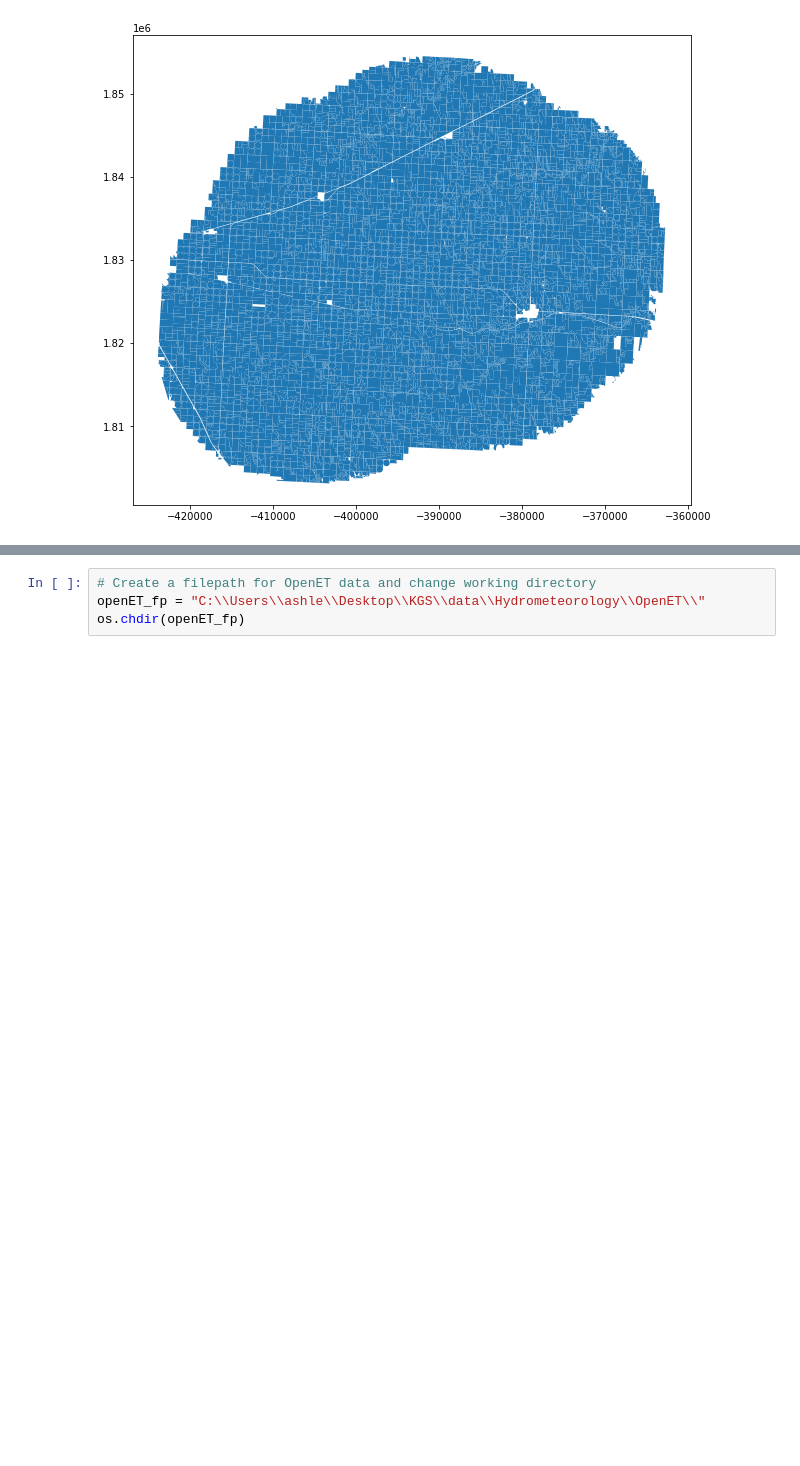
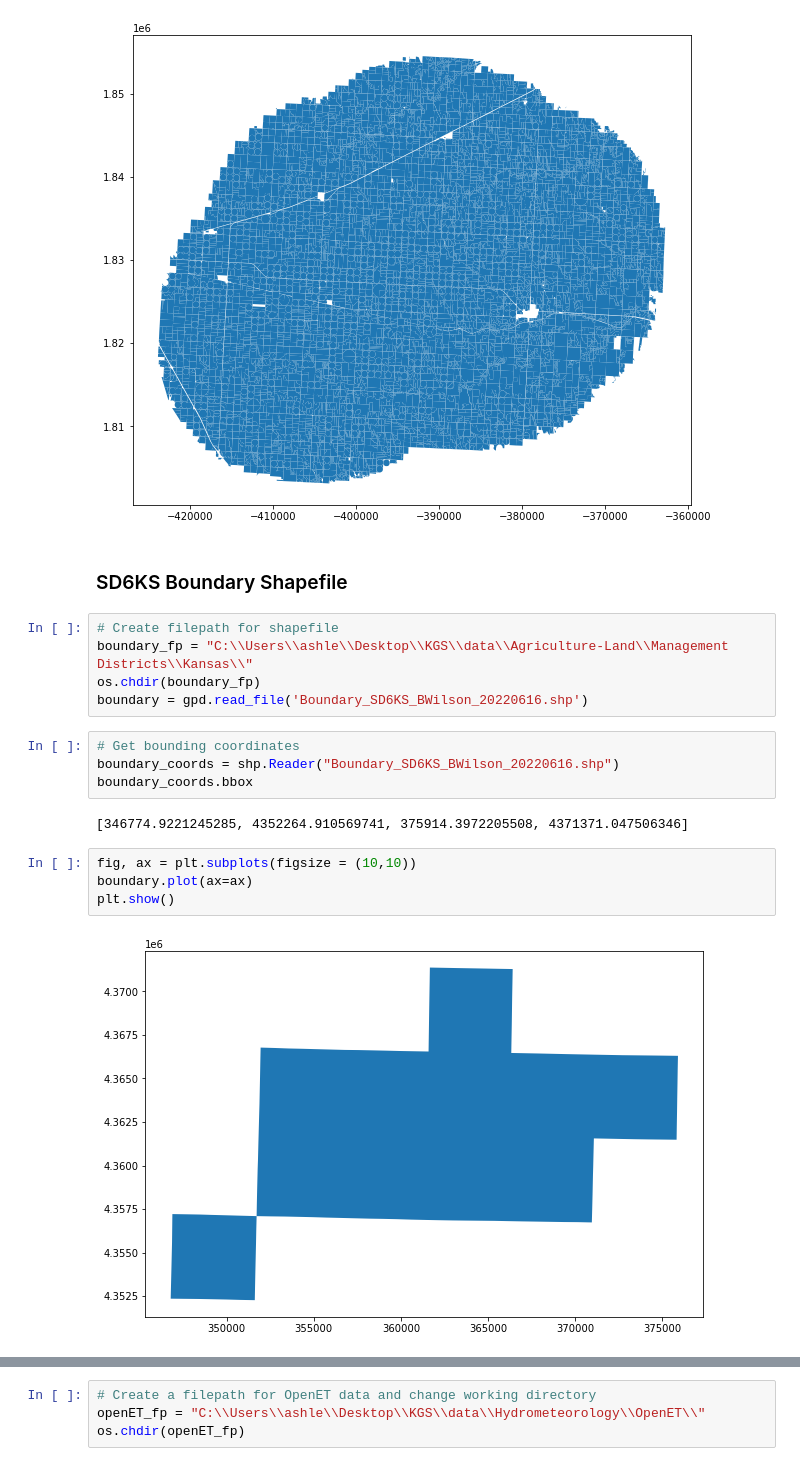
Before and after one commit to HEAL-KGS/eggs, a Jupyter notebook: eggs_data.ipynb, the cells around one changed output, grey strips where cells are left out. Saved outputs shown, nothing was run; the diff lists cells and outputs as text; blank space fills up the shorter version.

Commit message:
Lots of different updates for playing with data

```diff
--- a/eggs_data.ipynb
+++ b/eggs_data.ipynb
@@ -46,3 +36,22 @@ fields.plot(ax=ax)
 plt.show()
 # %% [output]
 [figure]
+# %% [markdown]
+### SD6KS Boundary Shapefile
+# %%
+# Create filepath for shapefile
+boundary_fp = "C:\\Users\\ashle\\Desktop\\KGS\\data\\Agriculture-Land\\Management Districts\\Kansas\\"
+os.chdir(boundary_fp)
+boundary = gpd.read_file('Boundary_SD6KS_BWilson_20220616.shp')
+# %%
+# Get bounding coordinates
+boundary_coords = shp.Reader("Boundary_SD6KS_BWilson_20220616.shp")
+boundary_coords.bbox
+# %% [output]
+[346774.9221245285, 4352264.910569741, 375914.3972205508, 4371371.047506346]
+# %%
+fig, ax = plt.subplots(figsize = (10,10))
+boundary.plot(ax=ax)
+plt.show()
+# %% [output]
+[figure, added]
```
Also changed, not shown: parts of 116 cells of this notebook, 8 other files.
